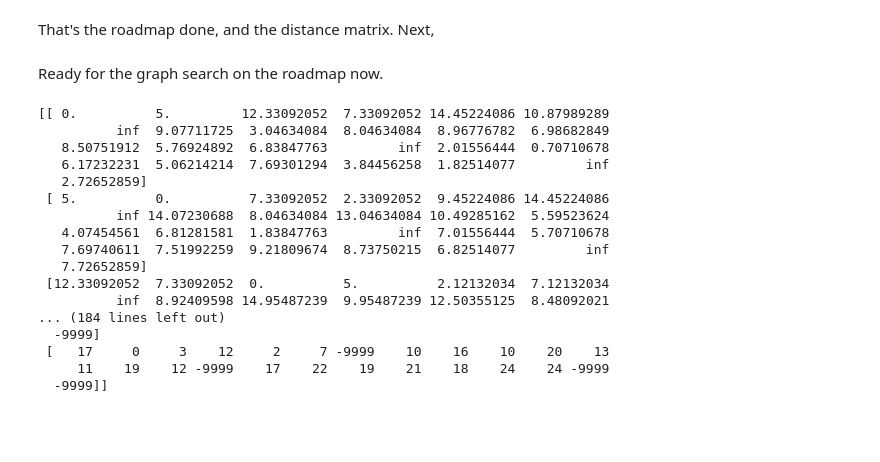
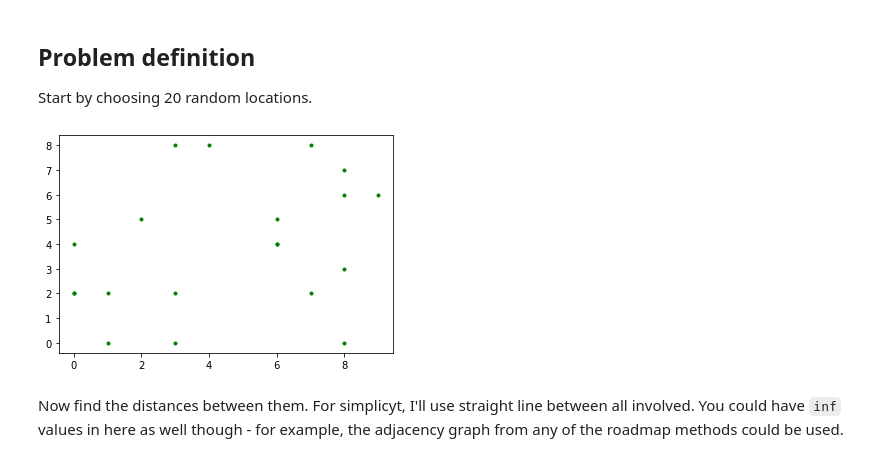
Before and after one commit to arthurrichards77/smply, a Jupyter notebook: travelling_salesman.ipynb, the cells around one changed output. Cells and saved outputs as stored; diff of their text form; code cells hidden in the pictures; blank space fills up the shorter version.

Commit message:
Created using Colaboratory - simplified TSP example.

```diff
--- a/travelling_salesman.ipynb
+++ b/travelling_salesman.ipynb
@@ -113,40 +20,0 @@ Now to build the roadmap.  The triangulation tells us help neighbour information
-# %%
-num_tris = len(tri.simplices)
-
-nx_points = []
-d = np.inf+np.zeros((num_tris,num_tris))
-tri_nx = [[] for t in tri.simplices]
-new_nx_idx = 0
-
-for ii in range(num_tris):
-    for jj in tri.neighbors[ii]:
-        if jj>ii:
-            common_edge = set(tri.simplices[ii]).intersection(set(tri.simplices[jj]))
-            # ignore neighbour if the common edge is an obstacle edge
-            if (min(common_edge),max(common_edge)) in obst_edges:
-                pass
-            else:
-                mid_point = sum(all_points[list(common_edge)])/2.0
-                #print(mid_point)
-                plt.plot(mid_point[0],mid_point[1],'c*')
-                nx_points.append(mid_point)
-                new_nx_idx = len(nx_points)-1
-                tri_nx[ii].append(new_nx_idx)
-                tri_nx[jj].append(new_nx_idx)
-                for nx in tri_nx[ii]:
-                    d[new_nx_idx,nx] = np.linalg.norm(nx_points[nx]-nx_points[new_nx_idx])
-                    d[nx,new_nx_idx] = np.linalg.norm(nx_points[nx]-nx_points[new_nx_idx])
-                    plt.plot([nx_points[nx][0],nx_points[new_nx_idx][0]],[nx_points[nx][1],nx_points[new_nx_idx][1]],'c-')
-                for nx in tri_nx[jj]:
-                    d[new_nx_idx,nx] = np.linalg.norm(nx_points[nx]-nx_points[new_nx_idx])
-                    d[nx,new_nx_idx] = np.linalg.norm(nx_points[nx]-nx_points[new_nx_idx])
-                    plt.plot([nx_points[nx][0],nx_points[new_nx_idx][0]],[nx_points[nx][1],nx_points[new_nx_idx][1]],'c-')
-
-num_nx_points = len(nx_points)
-d = d[0:num_nx_points,0:num_nx_points]
-
-plot_poly(outer_points,'g-')
-for ob in obstacles:
-    plot_poly(ob,'r-')
-plt.triplot(all_points[:,0], all_points[:,1], tri.simplices.copy(),'k--')
-plt.show()
@@ -155,27 +21,13 @@ plt.show()
-# %% [markdown]
-That's the roadmap done, and the distance matrix.  Next,
-# %% [markdown]
-Ready for the graph search on the roadmap now.
-# %%
-from scipy.sparse.csgraph import shortest_path
-distance,predecessors = shortest_path(d, return_predecessors=True)
-print(distance)
-print(predecessors)
-# %% [output]
-[[ 0.          5.         12.33092052  7.33092052 14.45224086 10.87989289
-          inf  9.07711725  3.04634084  8.04634084  8.96776782  6.98682849
-   8.50751912  5.76924892  6.83847763         inf  2.01556444  0.70710678
-   6.17232231  5.06214214  7.69301294  3.84456258  1.82514077         inf
-   2.72652859]
- [ 5.          0.          7.33092052  2.33092052  9.45224086 14.45224086
-          inf 14.07230688  8.04634084 13.04634084 10.49285162  5.59523624
-   4.07454561  6.81281581  1.83847763         inf  7.01556444  5.70710678
-   7.69740611  7.51992259  9.21809674  8.73750215  6.82514077         inf
-   7.72652859]
- [12.33092052  7.33092052  0.          5.          2.12132034  7.12132034
-          inf  8.92409598 14.95487239  9.95487239 12.50355125  8.48092021
-... (184 lines left out)
-  -9999]
- [   17     0     3    12     2     7 -9999    10    16    10    20    13
-     11    19    12 -9999    17    22    19    21    18    24    24 -9999
-  -9999]]
+# %% [markdown]
+## Problem definition
+
+Start by choosing 20 random locations.
+# %%
+visit_points = np.array([[random.randrange(0,10), random.randrange(0,10)] for ii in range(20)])
+
+plt.plot(visit_points[:,0], visit_points[:,1],'g.')
+plt.show()
+# %% [output]
+[figure, added]
+# %% [markdown]
+Now find the distances between them.  For simplicyt, I'll use straight line between all involved.  You could have `inf` values in here as well though - for example, the adjacency graph from any of the roadmap methods could be used.
```
Also changed, not shown: parts of 23 cells of this notebook.
